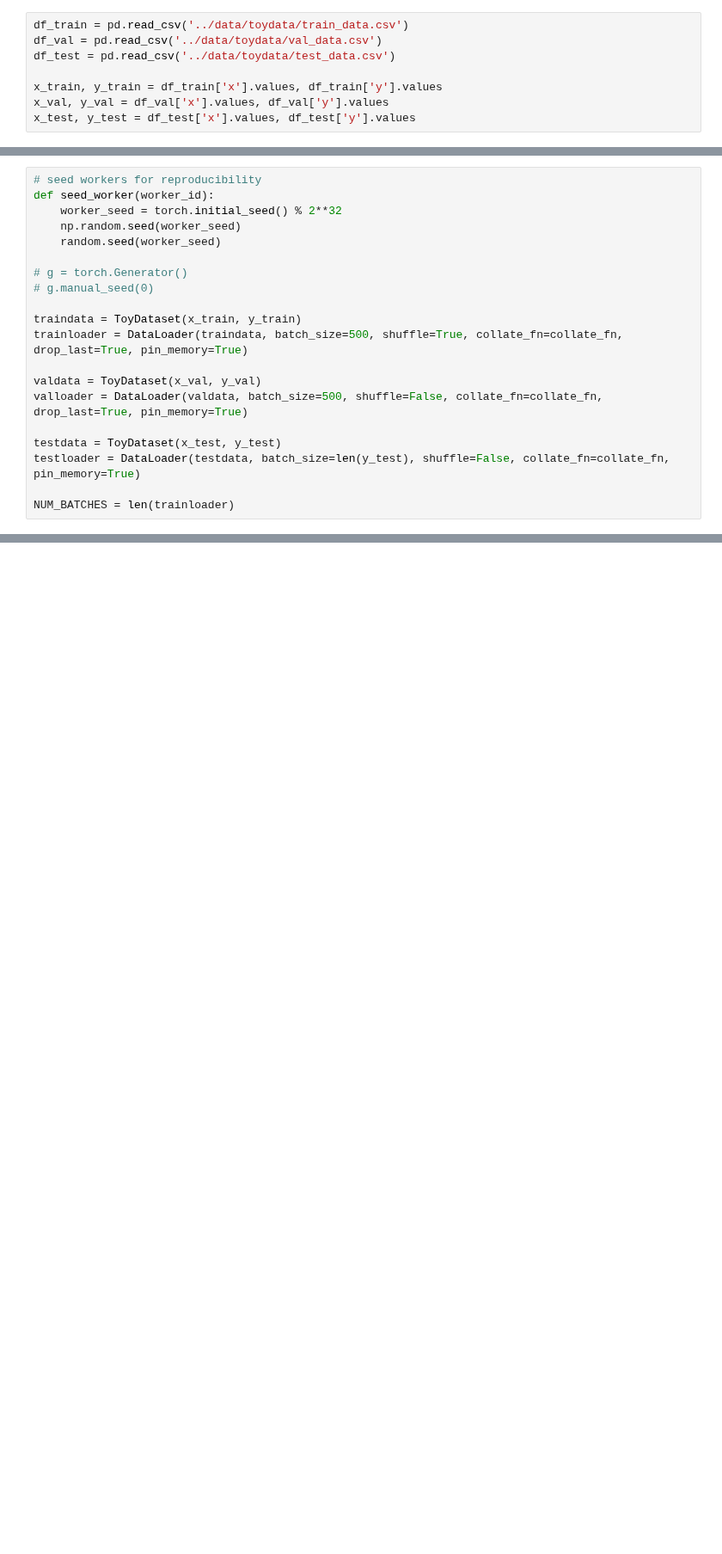
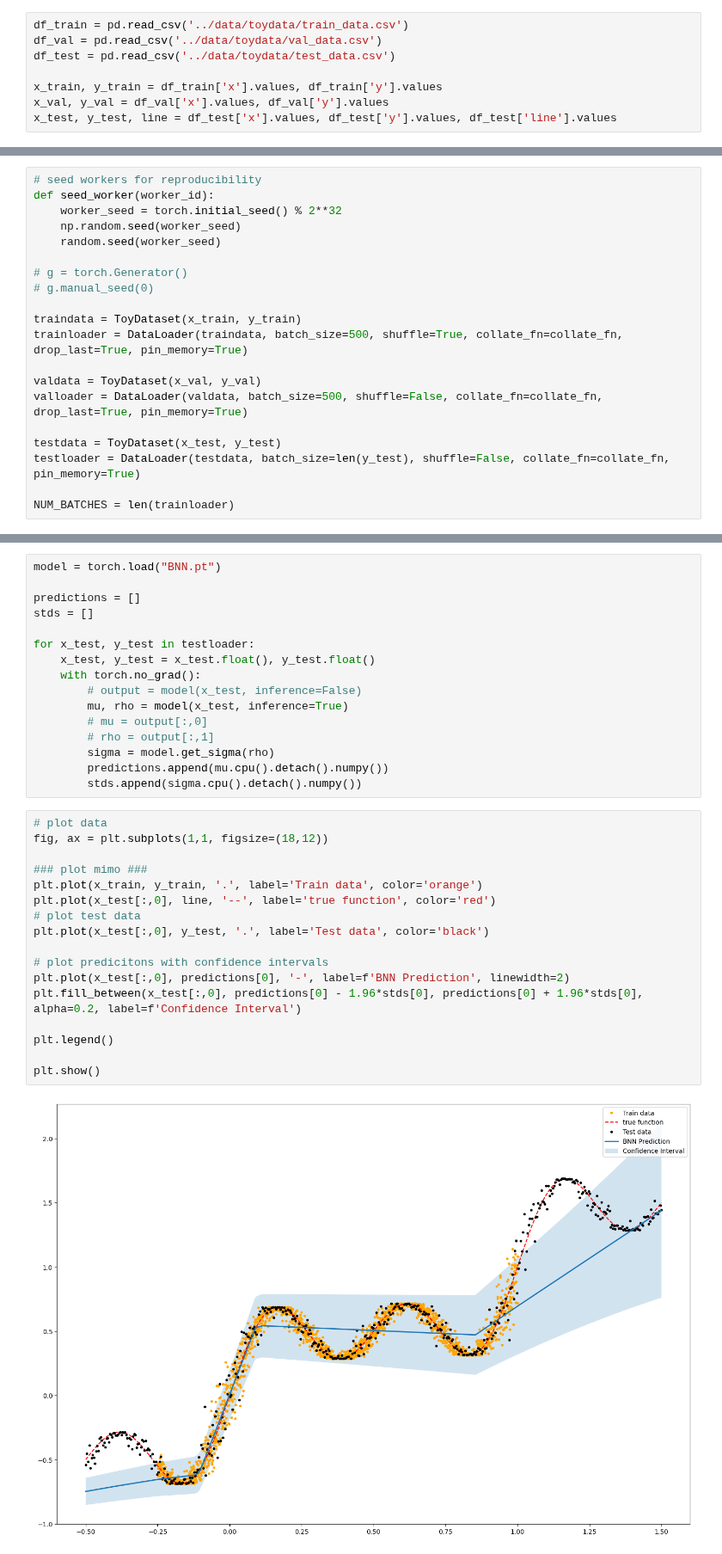
Before and after one commit to Malthe57/MastersThesis, a Jupyter notebook: notebooks/BNN_banana.ipynb, the cells around one changed output, grey strips where cells are left out. Shown at 86% size. Cells and saved outputs as stored; diff of their text form; blank space fills up the shorter version.

```diff
--- a/notebooks/BNN_banana.ipynb
+++ b/notebooks/BNN_banana.ipynb
@@ -29,7 +29,7 @@ df_test = pd.read_csv('../data/toydata/test_data.csv')
 
 x_train, y_train = df_train['x'].values, df_train['y'].values
 x_val, y_val = df_val['x'].values, df_val['y'].values
-x_test, y_test = df_test['x'].values, df_test['y'].values
+x_test, y_test, line = df_test['x'].values, df_test['y'].values, df_test['line'].values
 # %%
 class ToyDataset(Dataset):
     """Custom toy dataset"""
@@ -356,0 +356,35 @@ NameError: name 'log_priors' is not defined
+# %%
+model = torch.load("BNN.pt")
+
+predictions = []
+stds = []
+
+for x_test, y_test in testloader:
+    x_test, y_test = x_test.float(), y_test.float()
+    with torch.no_grad():
+        # output = model(x_test, inference=False)
+        mu, rho = model(x_test, inference=True)
+        # mu = output[:,0]
+        # rho = output[:,1]
+        sigma = model.get_sigma(rho)
+        predictions.append(mu.cpu().detach().numpy())
+        stds.append(sigma.cpu().detach().numpy())
+# %%
+# plot data
+fig, ax = plt.subplots(1,1, figsize=(18,12))
+
+### plot mimo ###
+plt.plot(x_train, y_train, '.', label='Train data', color='orange')
+plt.plot(x_test[:,0], line, '--', label='true function', color='red')
+# plot test data
+plt.plot(x_test[:,0], y_test, '.', label='Test data', color='black')
+
+# plot predicitons with confidence intervals
+plt.plot(x_test[:,0], predictions[0], '-', label=f'BNN Prediction', linewidth=2)
+plt.fill_between(x_test[:,0], predictions[0] - 1.96*stds[0], predictions[0] + 1.96*stds[0], alpha=0.2, label=f'Confidence Interval')
+
+plt.legend()
+
+plt.show()
+# %% [output]
+[figure, added]
```
Also changed, not shown: parts of 7 cells of this notebook.
